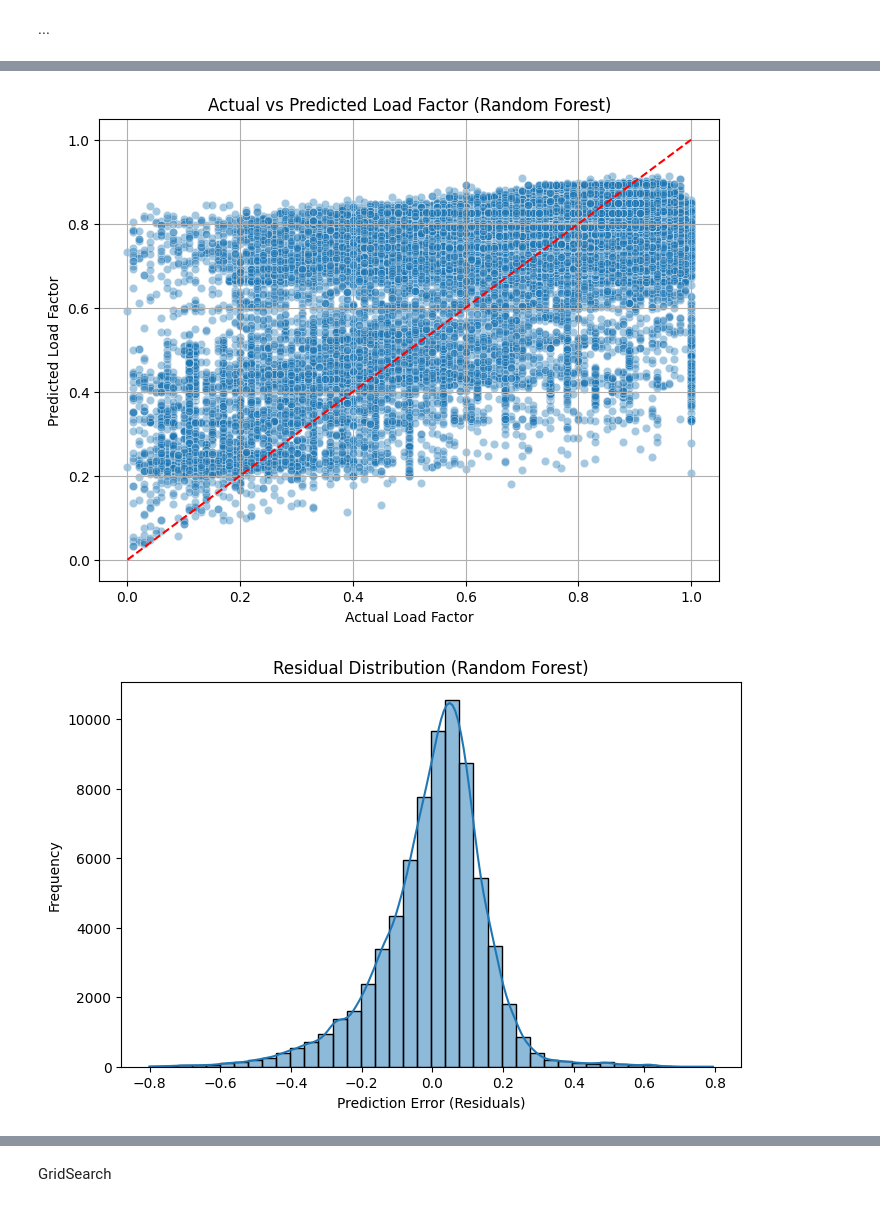
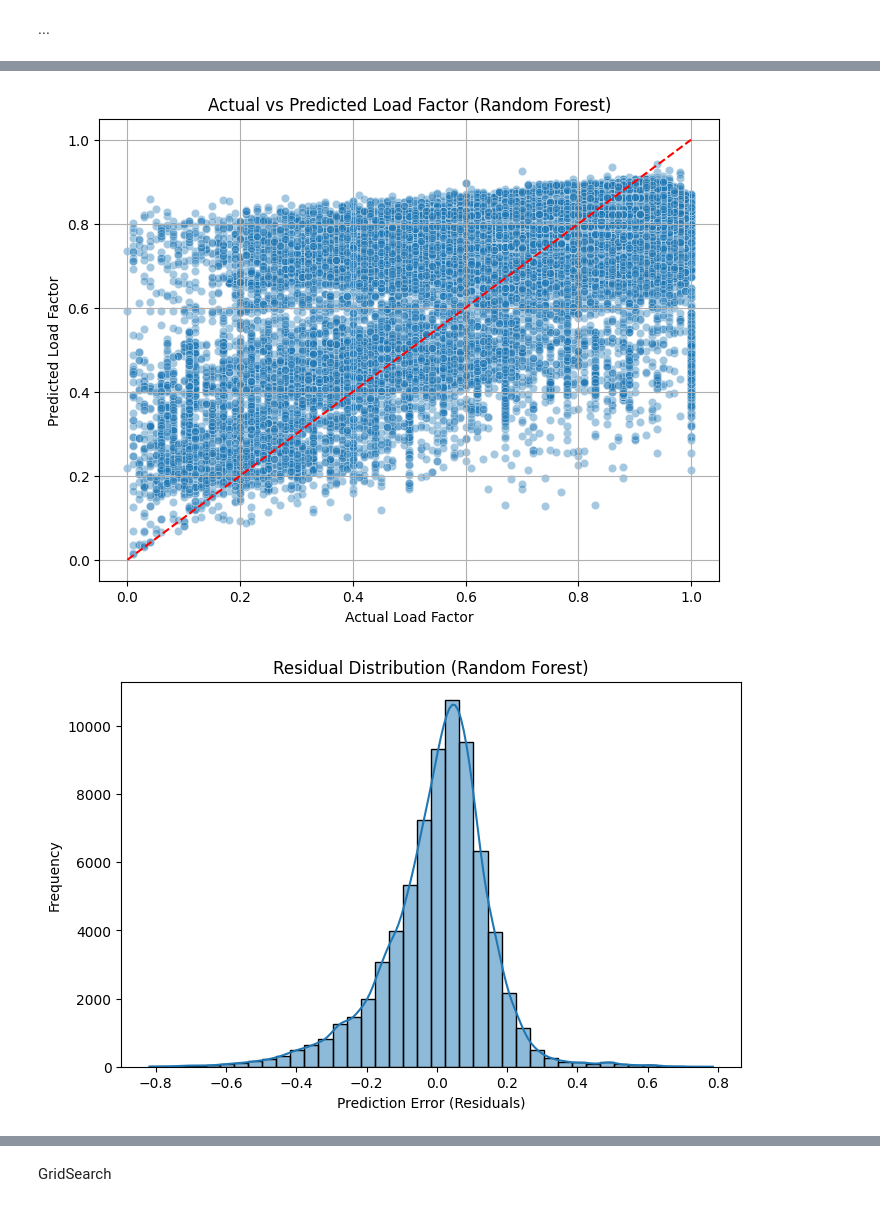
Before and after one commit to VerenaQu/passenger_load_prediction_project, a Jupyter notebook: notebooks/2_pax_load_factor_prediction.ipynb, the cells around one changed output, grey strips where cells are left out. Saved outputs shown, nothing was run; the diff lists cells and outputs as text; code cells hidden in the pictures.

```diff
--- a/notebooks/2_pax_load_factor_prediction.ipynb
+++ b/notebooks/2_pax_load_factor_prediction.ipynb
@@ -122,18 +148,19 @@ evaluation_results = []
 CV = 3
 
 for name, model in models.items():
+    # Use the known routes preprocessor for the main evaluation (regular train/test split)
     pipeline = Pipeline([
-        ("preprocessing", preprocessor),
+        ("preprocessing", preprocessor_known),
         ("model", model)
     ])
 
-# Cross-validation - training on folds
+    # Cross-validation - training on folds
     cv = cross_validate(pipeline, X_train, y_train, cv=CV, scoring={"r2": "r2", "mae": "neg_mean_absolute_error", "rmse": "neg_root_mean_squared_error"}, n_jobs=-1, return_train_score=False)
 
-# Train the model
+    # Train the model
     pipeline.fit(X_train, y_train)
 
-# Predict target
+    # Predict target
     y_pred = pipeline.predict(X_test)
 
     evaluation_results.append({
@@ -181,7 +208,7 @@ Error Plots for Best Model
 # Retrain best model on full training data and predict on test set
 best_model = models[best_model_name]
 best_pipeline = Pipeline([
-    ("preprocessing", preprocessor),
+    ("preprocessing", preprocessor_known),
     ("model", best_model)
 ])
 best_pipeline.fit(X_train, y_train)
@@ -223,27 +250,27 @@ plt.show()
 # %%
 # Define the parameter space for Random Forest
 params = {
-    "model__n_estimators": randint(100, 500),
-    "model__max_depth": [None, 10, 20, 30, 40, 50],
-    "model__min_samples_split": randint(2, 10),
-    "model__min_samples_leaf": randint(1, 5),
-    "model__max_features": ["sqrt", "log2"]
+    "regressor__n_estimators": randint(100, 500),
+    "regressor__max_depth": [None, 10, 20, 30, 40, 50],
+    "regressor__min_samples_split": randint(2, 10),
+    "regressor__min_samples_leaf": randint(1, 5),
+    "regressor__max_features": ["sqrt", "log2"]
 }
 
 # Define the pipeline again (using the best model)
 rf_pipeline = Pipeline([
-    ("preprocessing", preprocessor),
-    ("model", RandomForestRegressor(random_state=42))
+    ("preprocessing", preprocessor_known),
+    ("regressor", RandomForestRegressor(random_state=42, n_jobs=-1))
 ])
 
 # Initialize randomized search
 random_search = RandomizedSearchCV(
     rf_pipeline,
     param_distributions=params,
-    n_iter=30,                 # number of parameter combinations tested
-    cv=3,                      # 3-fold cross-validation
-    scoring="r2",              # metric for model performance
-    n_jobs=-1,                 # use all cores
+    n_iter=30,
+    cv=3,
+    scoring="r2",
+    n_jobs=-1,
     verbose=2,
     random_state=42
 )
@@ -583,17 +610,17 @@ cv_groups = X_train_route["route"]
 
 for name, model in models.items():
     pipeline_route = Pipeline([
-        ("preprocessing", preprocessor),
+        ("preprocessing", preprocessor_new),  # Use new routes preprocessor (excludes route)
         ("model", model)
     ])
 
-# Cross-validation - training on folds
+    # Cross-validation - training on folds
     cv = cross_validate(pipeline_route, X_train_route, y_train_route, cv=group_cv.split(X_train_route, y_train_route, groups=cv_groups), scoring={"r2": "r2", "mae": "neg_mean_absolute_error", "rmse": "neg_root_mean_squared_error"}, n_jobs=-1, return_train_score=False)
 
-# Train the model
+    # Train the model
     pipeline_route.fit(X_train_route, y_train_route)
 
-# Predict target
+    # Predict target
     y_pred_route = pipeline_route.predict(X_test_route)
 
     evaluation_results_route.append({
@@ -638,34 +665,34 @@ RMSE on Test Set: 0.151
 # %%
 # Retrain best model on full training data and predict on test set
 best_model_route = models[best_model_name_route]
 best_pipeline_route = Pipeline([
-    ("preprocessing", preprocessor),
+    ("preprocessing", preprocessor_new),  # Use new routes preprocessor (excludes route)
     ("model", best_model_route)
 ])
 best_pipeline_route.fit(X_train_route, y_train_route)
 y_pred_route = best_pipeline_route.predict(X_test_route)
 
 # Plot Actual vs Predicted
 plt.figure(figsize=(8,6))
 sns.scatterplot(x=y_test_route, y=y_pred_route, alpha=0.4)
 plt.plot([0, 1], [0, 1], color='red', linestyle='--')
 plt.title(f"Actual vs Predicted Load Factor ({best_model_name_route})")
 plt.xlabel("Actual Load Factor")
 plt.ylabel("Predicted Load Factor")
 plt.grid(True)
 plt.show()
 
 # Residuals Plot - Fixed: use y_test_route instead of y_test
 residuals_route = y_test_route - y_pred_route
 plt.figure(figsize=(8,5))
 sns.histplot(residuals_route, bins=40, kde=True)
 plt.title(f"Residual Distribution ({best_model_name_route})")
 plt.xlabel("Prediction Error (Residuals)")
 plt.ylabel("Frequency")
 plt.show()
 # %% [output]
-[figure, old version]
+[figure, new version]
-[figure, old version]
+[figure, new version]
 # %%
 # Plot Predicted vs Residuals
 plt.figure(figsize=(8,6))
```
Also changed, not shown: parts of 15 cells of this notebook, 1 other file.
